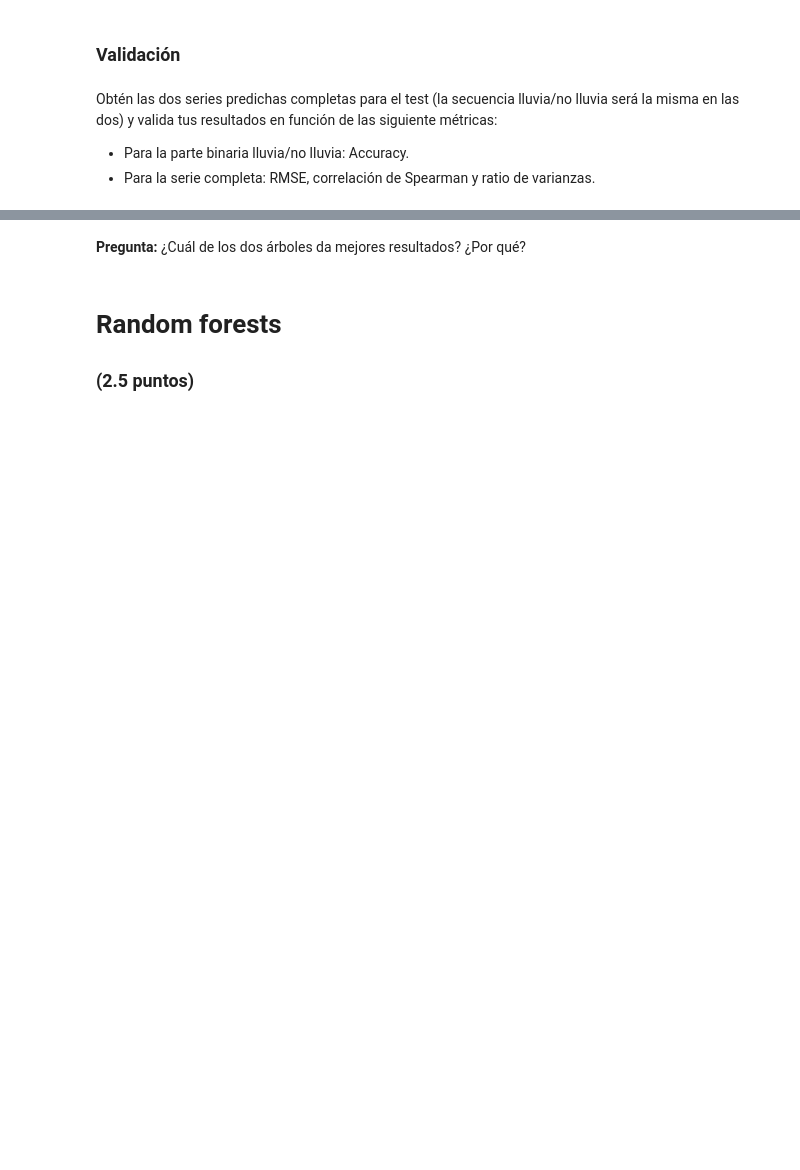
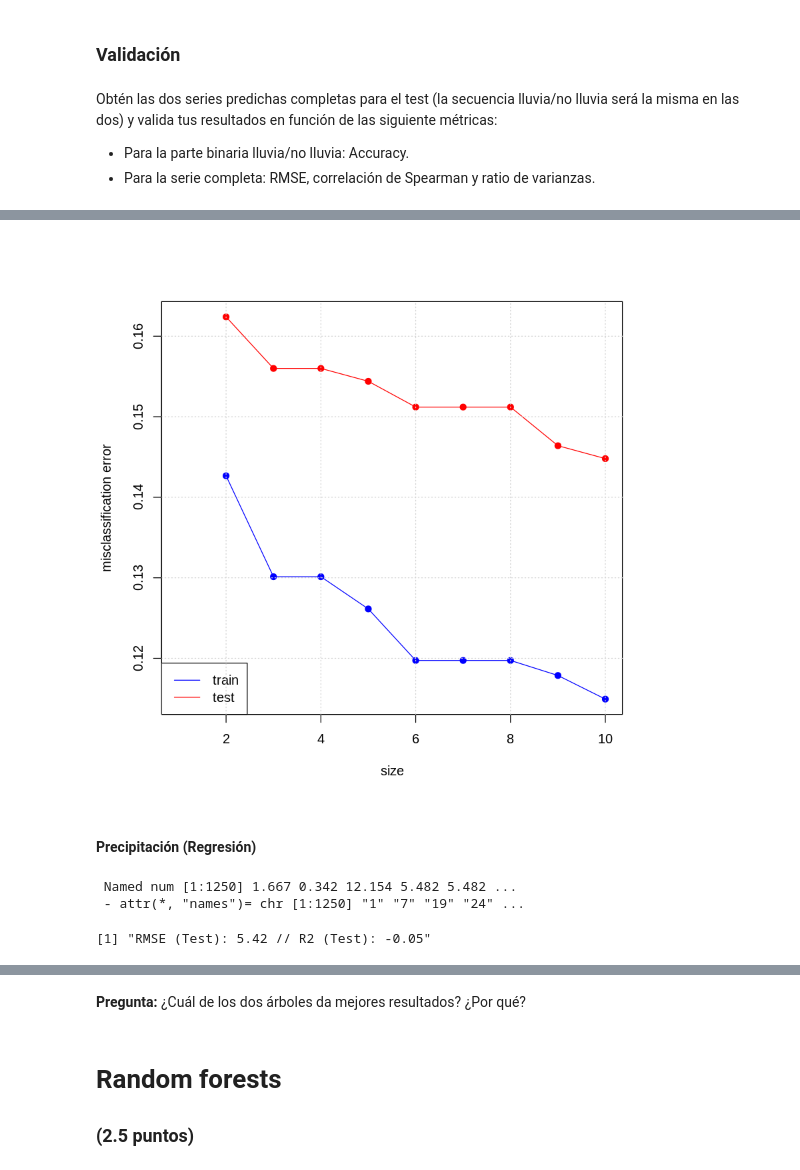
Before and after one commit to yerartdev/uc-m1966-datamining, a Jupyter notebook: d3/S17-T03_LAB_IntercomparisonTechniques.ipynb, the cells around one changed output, grey strips where cells are left out. Cells and saved outputs as stored; diff of their text form; code cells hidden in the pictures; blank space fills up the shorter version.

```diff
--- a/d3/S17-T03_LAB_IntercomparisonTechniques.ipynb
+++ b/d3/S17-T03_LAB_IntercomparisonTechniques.ipynb
@@ -743,2 +778,27 @@ paste('')
+# %%
+#::GMG::Dibujo el resultado (con error, quizá más intuitivo para mi)
+matplot(cbind(1 - acc_train, 1 - acc_test), type = "o", pch = 19, lty = 1, col =
+c("blue", "red"),
+xlab = "size", ylab = "misclassification error")
+legend("bottomleft", c("train", "test"),
+       lty = 1,
+       col = c("blue", "red")
+      )
+grid()
+# %% [output]
+[figure, added]
+# %% [markdown]
+#### Precipitación (Regresión)
+# %%
+#::GMG::Precipitación
+## lluvia/nolluvia
+str(pred_amount)
+paste('RMSE (Test):', round(RMSE_amount_all,2),
+      '// R2 (Test):', round(R2_amount_all,2)
+     )
+# %% [output]
+ Named num [1:1250] 1.667 0.342 12.154 5.482 5.482 ...
+ - attr(*, "names")= chr [1:1250] "1" "7" "19" "24" ...
+[1] "RMSE (Test): 5.42 // R2 (Test): -0.05"
 # %%
 #::GMG::Veo cómo de buena es la predicción gráficamente
```
Also changed, not shown: parts of 11 cells of this notebook.
